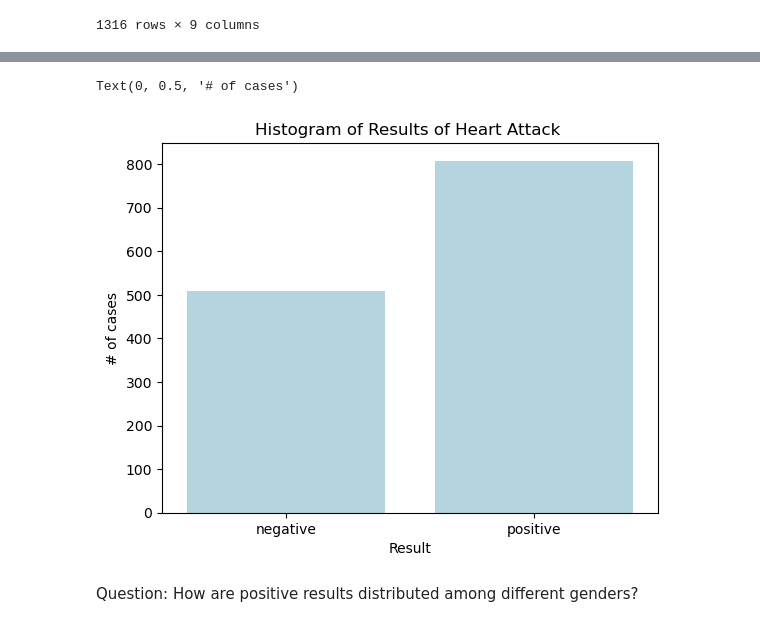
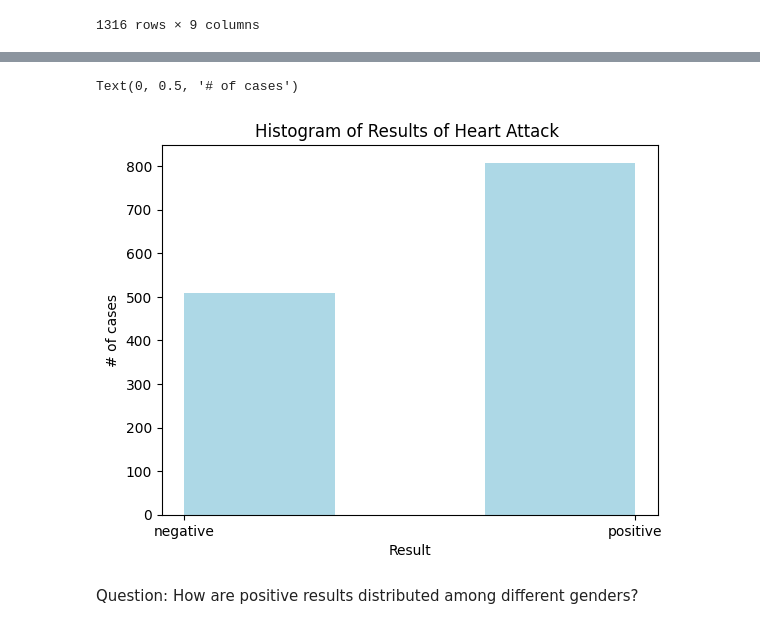
Before and after one commit to berkinKagan/DataVis, a Jupyter notebook: Miniproject_template (1).ipynb, the cells around one changed output, grey strips where cells are left out. Cells and saved outputs as stored; diff of their text form; code cells hidden in the pictures.

```diff
--- a/Miniproject_template (1).ipynb
+++ b/Miniproject_template (1).ipynb
@@ -214,13 +218,14 @@ Question: In our labelling data how many cases have positive results and negativ
 # %%
 #1. To see how many cases had a heart attack and how many didn't
-sns.countplot(x="Result",data=data, color='lightblue')
+
+plt.hist(data.Result, bins=3, color='lightblue')
 plt.title('Histogram of Results of Heart Attack ')
 
 plt.xlabel('Result')
 plt.ylabel('# of cases')
 # %% [output]
 Text(0, 0.5, '# of cases')
-[figure, old version]
+[figure, new version]
 # %% [markdown]
 Question: How are positive results distributed among different genders?
 # %%
```
Also changed, not shown: parts of 122 cells of this notebook.
